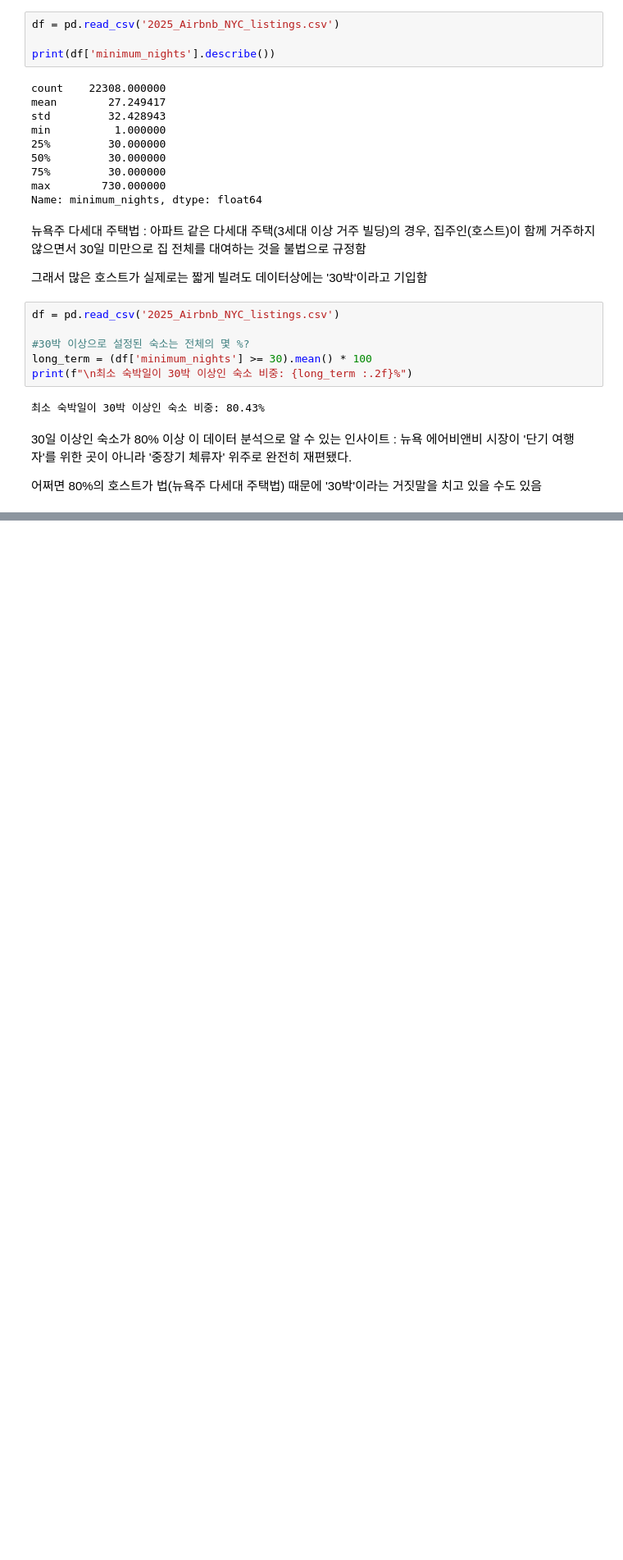
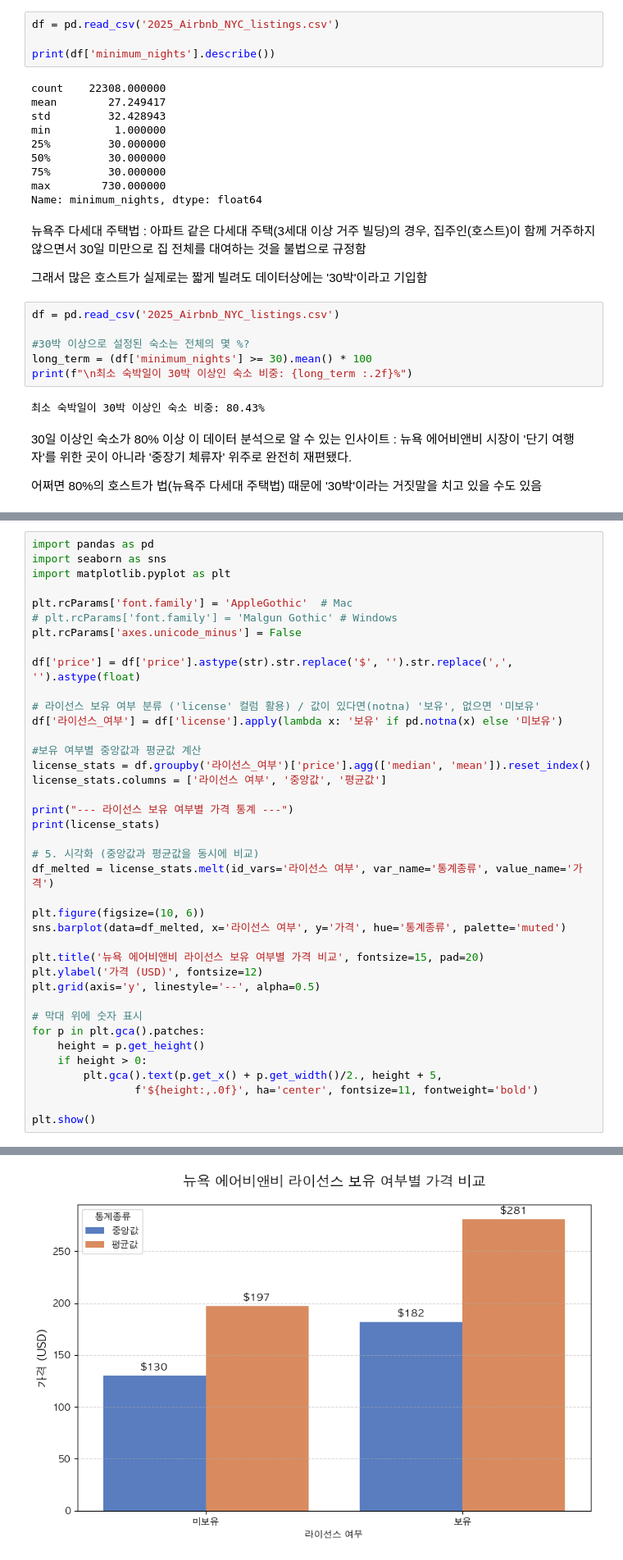
Before and after one commit to motimit/second_project, a Jupyter notebook: Kyuri_EDA/27.ipynb, the cells around one changed output, grey strips where cells are left out. Shown at 82% size. Saved outputs shown, nothing was run; the diff lists cells and outputs as text; blank space fills up the shorter version.

```diff
--- a/Kyuri_EDA/27.ipynb
+++ b/Kyuri_EDA/27.ipynb
@@ -184,0 +565,40 @@ print(f"\n최소 숙박일이 30박 이상인 숙소 비중: {long_term :.2f}%")
+# %%
+import pandas as pd
+import seaborn as sns
+import matplotlib.pyplot as plt
+
+plt.rcParams['font.family'] = 'AppleGothic'  # Mac
+# plt.rcParams['font.family'] = 'Malgun Gothic' # Windows
+plt.rcParams['axes.unicode_minus'] = False
+
+df['price'] = df['price'].astype(str).str.replace('$', '').str.replace(',', '').astype(float)
+
+# 라이선스 보유 여부 분류 ('license' 컬럼 활용) / 값이 있다면(notna) '보유', 없으면 '미보유'
+df['라이선스_여부'] = df['license'].apply(lambda x: '보유' if pd.notna(x) else '미보유')
+
+#보유 여부별 중앙값과 평균값 계산
+license_stats = df.groupby('라이선스_여부')['price'].agg(['median', 'mean']).reset_index()
+license_stats.columns = ['라이선스 여부', '중앙값', '평균값']
+
+print("--- 라이선스 보유 여부별 가격 통계 ---")
+print(license_stats)
+
+# 5. 시각화 (중앙값과 평균값을 동시에 비교)
+df_melted = license_stats.melt(id_vars='라이선스 여부', var_name='통계종류', value_name='가격')
+
+plt.figure(figsize=(10, 6))
+sns.barplot(data=df_melted, x='라이선스 여부', y='가격', hue='통계종류', palette='muted')
+
+plt.title('뉴욕 에어비앤비 라이선스 보유 여부별 가격 비교', fontsize=15, pad=20)
+plt.ylabel('가격 (USD)', fontsize=12)
+plt.grid(axis='y', linestyle='--', alpha=0.5)
+
+# 막대 위에 숫자 표시
+for p in plt.gca().patches:
+    height = p.get_height()
+    if height > 0:
+        plt.gca().text(p.get_x() + p.get_width()/2., height + 5,
+                f'${height:,.0f}', ha='center', fontsize=11, fontweight='bold')
+
+plt.show()
+# %% [output]
@@ -184,0 +609 @@ print(f"\n최소 숙박일이 30박 이상인 숙소 비중: {long_term :.2f}%")
+[figure, added]
```
Also changed, not shown: parts of 19 cells of this notebook, 4 other files.
